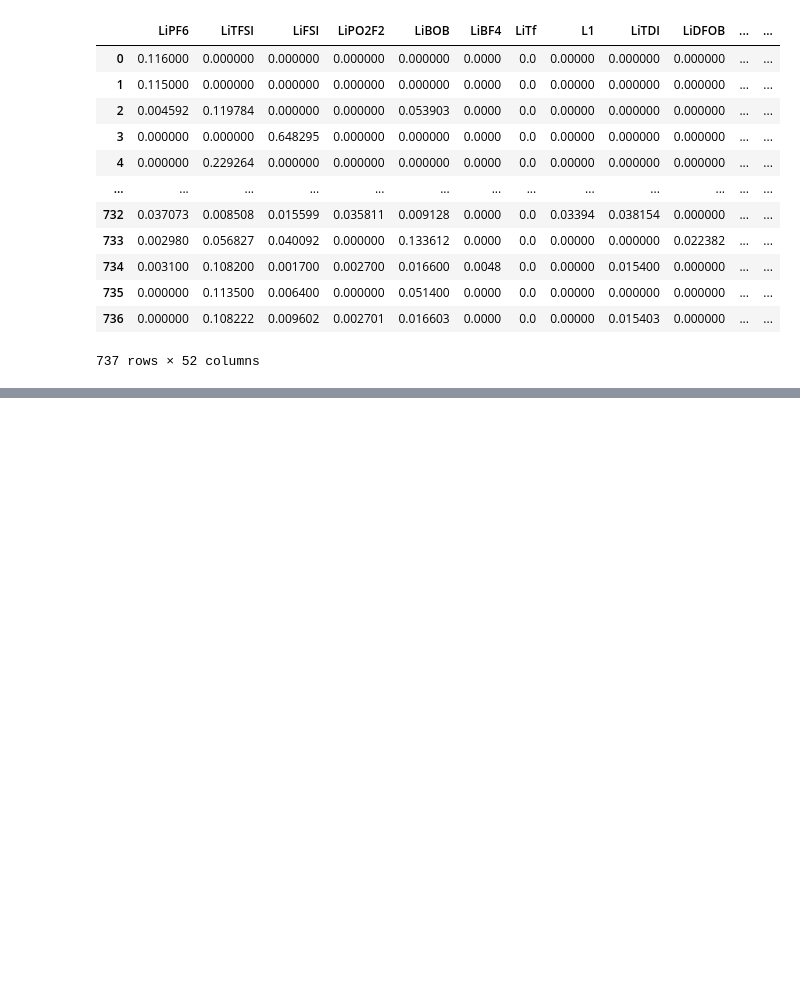
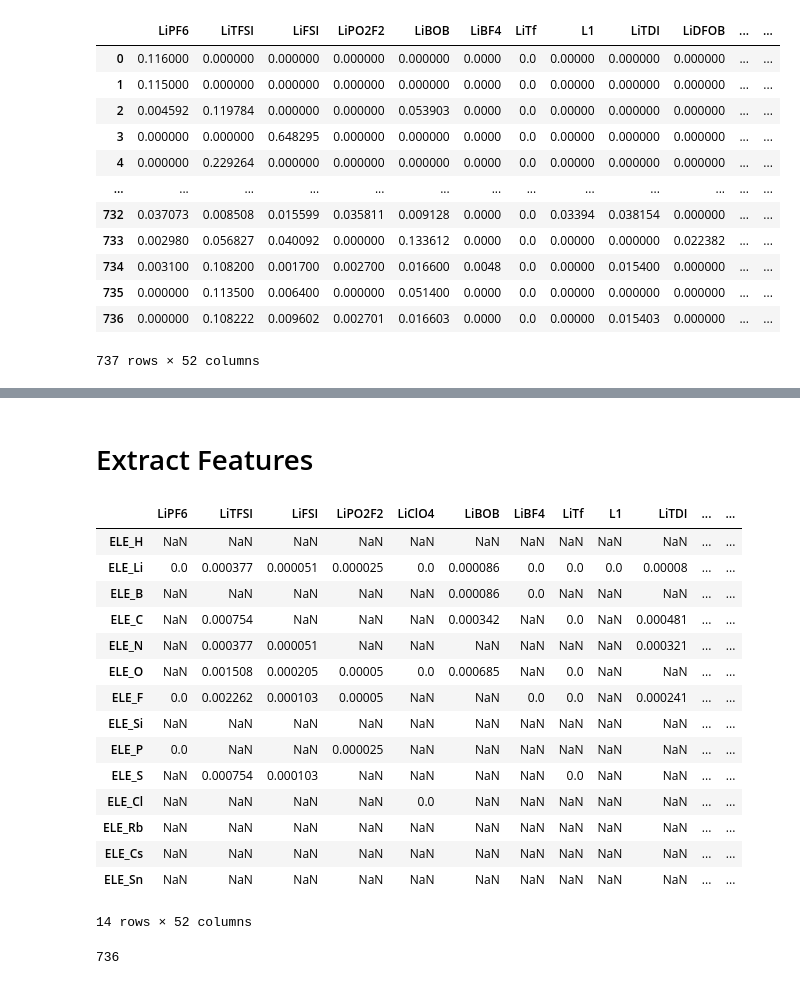
Before and after one commit to zleung9/bo-electrolyte, a Jupyter notebook: notebooks/chemicals_processing.ipynb, the cells around one changed output, grey strips where cells are left out. Cells and saved outputs as stored; diff of their text form; code cells hidden in the pictures; blank space fills up the shorter version.

```diff
--- a/notebooks/chemicals_processing.ipynb
+++ b/notebooks/chemicals_processing.ipynb
@@ -62,0 +63,76 @@ ds_lm.chemicals
+# %% [markdown]
+# Extract Features
+# %%
+df_recipe_elements
+# %% [output]
+|  | LiPF6 | LiTFSI | LiFSI | LiPO2F2 | LiClO4 | LiBOB | LiBF4 | LiTf | L1 | LiTDI | ... | ... |
+| ELE_H | NaN | NaN | NaN | NaN | NaN | NaN | NaN | NaN | NaN | NaN | ... | ... |
+| ELE_Li | 0.0 | 0.000377 | 0.000051 | 0.000025 | 0.0 | 0.000086 | 0.0 | 0.0 | 0.0 | 0.00008 | ... | ... |
+| ELE_B | NaN | NaN | NaN | NaN | NaN | 0.000086 | 0.0 | NaN | NaN | NaN | ... | ... |
+| ELE_C | NaN | 0.000754 | NaN | NaN | NaN | 0.000342 | NaN | 0.0 | NaN | 0.000481 | ... | ... |
+| ELE_N | NaN | 0.000377 | 0.000051 | NaN | NaN | NaN | NaN | NaN | NaN | 0.000321 | ... | ... |
+| ELE_O | NaN | 0.001508 | 0.000205 | 0.00005 | 0.0 | 0.000685 | NaN | 0.0 | NaN | NaN | ... | ... |
+| ELE_F | 0.0 | 0.002262 | 0.000103 | 0.00005 | NaN | NaN | 0.0 | 0.0 | NaN | 0.000241 | ... | ... |
+| ELE_Si | NaN | NaN | NaN | NaN | NaN | NaN | NaN | NaN | NaN | NaN | ... | ... |
+| ELE_P | 0.0 | NaN | NaN | 0.000025 | NaN | NaN | NaN | NaN | NaN | NaN | ... | ... |
+| ELE_S | NaN | 0.000754 | 0.000103 | NaN | NaN | NaN | NaN | 0.0 | NaN | NaN | ... | ... |
+| ELE_Cl | NaN | NaN | NaN | NaN | 0.0 | NaN | NaN | NaN | NaN | NaN | ... | ... |
+| ELE_Rb | NaN | NaN | NaN | NaN | NaN | NaN | NaN | NaN | NaN | NaN | ... | ... |
+| ELE_Cs | NaN | NaN | NaN | NaN | NaN | NaN | NaN | NaN | NaN | NaN | ... | ... |
+| ELE_Sn | NaN | NaN | NaN | NaN | NaN | NaN | NaN | NaN | NaN | NaN | ... | ... |
+14 rows × 52 columns
+# %%
+recipes = ds_lm.dataframe
+select_elements = df_chem.columns.str.contains("ELE_")
+
+molar_elements_list = []
+molar_elements_list_salt = []
+molar_elements_list_solvent = []
+
+for i in recipes.index:
+    recipe = recipes.iloc[i]
+    recipe_elements = [] # molar amount of each element in each chemical in the recipe
+    recipe_elements_salt = []
+    recipe_elements_solvent = []
+    for name in recipes.columns:
+        if name not in ds_lm.chemical_names:
+            continue
+        try:
+            # select chemical
+            select_row = df_chem["Name"].isin([name]) | df_chem["IUPAC"].isin([name])
+            chemical = df_chem.loc[select_row].squeeze().rename(name)
+            # calculate total molar amount of the chemical
+            molar_chemical = recipe[name] / chemical["MW (g/mol)"] # grams * (grams/mole)^-1
+            # calculate total molar amount of each element in the chemical
+            molar_elements = chemical[select_elements] * molar_chemical
+
+            recipe_elements.append(molar_elements)
+            if chemical["Type"] in ["solvent", "additive"]:
+                recipe_elements_solvent.append(molar_elements)
+            elif chemical["Type"] in ["salt"]:
+                recipe_elements_salt.append(molar_elements)
+        except:
+            raise
+
+    df_recipe_elements = pd.concat(recipe_elements, axis=1)
+    molar_elements = df_recipe_elements.sum(axis=1)
+    molar_elements["id"] = recipe["Electrolyte ID"]
+    molar_elements_list.append(molar_elements)
+
+    df_recipe_elements_salt = pd.concat(recipe_elements_salt, axis=1)
+    molar_elements_salt = df_recipe_elements_salt.sum(axis=1)
+    molar_elements_salt["id"] = recipe["Electrolyte ID"]
+    molar_elements_list_salt.append(molar_elements_salt)
+
+    df_recipe_elements_solvent = pd.concat(recipe_elements_solvent, axis=1)
+    molar_elements_solvent = df_recipe_elements_solvent.sum(axis=1)
+    molar_elements_solvent["id"] = recipe["Electrolyte ID"]
+    molar_elements_list_solvent.append(molar_elements_solvent)
+
+    print(i, end="\r", flush=True)
+
+df_molar_elements = pd.concat(molar_elements_list, axis=1)
+df_molar_elements_salt = pd.concat(molar_elements_list_salt, axis=1)
+df_molar_elements_solvent = pd.concat(molar_elements_list_solvent, axis=1)
+# %% [output]
+736
```
Also changed, not shown: parts of 10 cells of this notebook, 1 other file.
